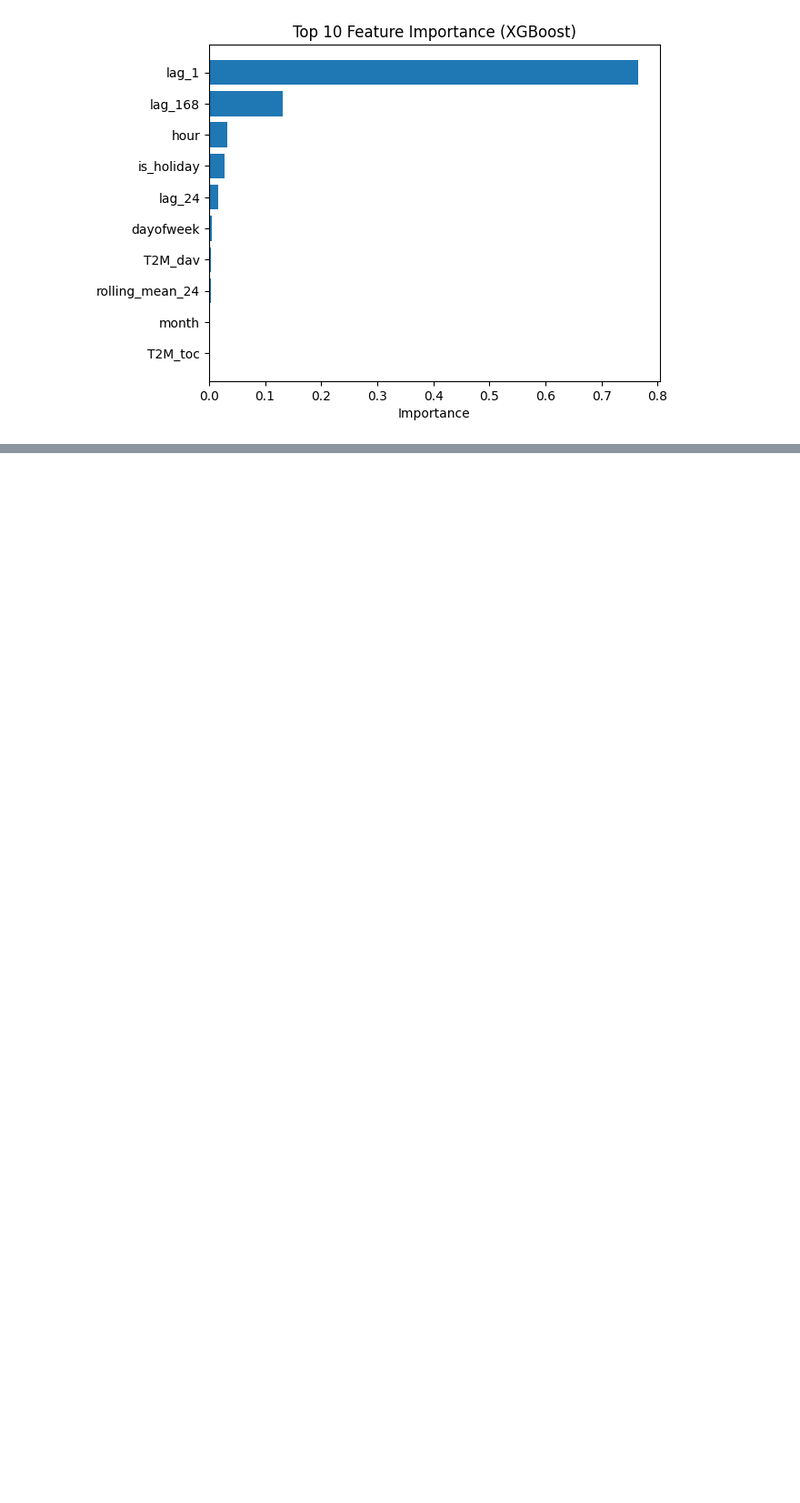
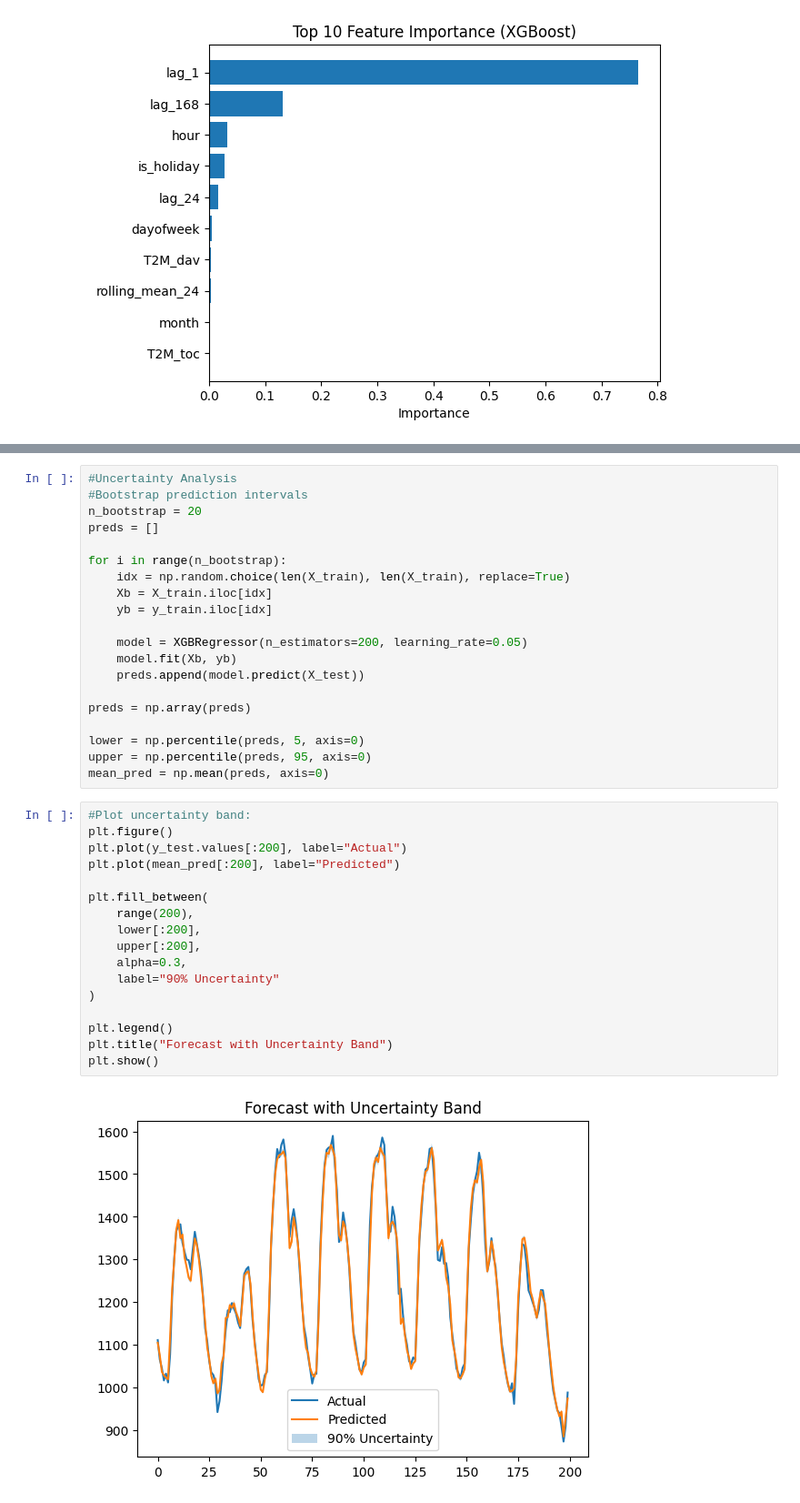
Before and after one commit to proshenjitbarua06-dot/skill-morph, a Jupyter notebook: "Comparative_Analysis_of_Machine_Learning_Techniques_for_Peak_Load_Forecasting_in_Regional_Grids_Using_Weather_and_Calendar_Features".ipynb, the cells around one changed output, grey strips where cells are left out. Shown at 91% size. Drawn from its saved outputs; the diff is of its cells as text; blank space fills up the shorter version.

```diff
--- a/"Comparative_Analysis_of_Machine_Learning_Techniques_for_Peak_Load_Forecasting_in_Regional_Grids_Using_Weather_and_Calendar_Features".ipynb
+++ b/"Comparative_Analysis_of_Machine_Learning_Techniques_for_Peak_Load_Forecasting_in_Regional_Grids_Using_Weather_and_Calendar_Features".ipynb
@@ -306,0 +339,39 @@ plt.show()
+# %%
+#Uncertainty Analysis
+#Bootstrap prediction intervals
+n_bootstrap = 20
+preds = []
+
+for i in range(n_bootstrap):
+    idx = np.random.choice(len(X_train), len(X_train), replace=True)
+    Xb = X_train.iloc[idx]
+    yb = y_train.iloc[idx]
+
+    model = XGBRegressor(n_estimators=200, learning_rate=0.05)
+    model.fit(Xb, yb)
+    preds.append(model.predict(X_test))
+
+preds = np.array(preds)
+
+lower = np.percentile(preds, 5, axis=0)
+upper = np.percentile(preds, 95, axis=0)
+mean_pred = np.mean(preds, axis=0)
+# %%
+#Plot uncertainty band:
+plt.figure()
+plt.plot(y_test.values[:200], label="Actual")
+plt.plot(mean_pred[:200], label="Predicted")
+
+plt.fill_between(
+    range(200),
+    lower[:200],
+    upper[:200],
+    alpha=0.3,
+    label="90% Uncertainty"
+)
+
+plt.legend()
+plt.title("Forecast with Uncertainty Band")
+plt.show()
+# %% [output]
+[figure, added]
```
Also changed, not shown: parts of 13 cells of this notebook.
